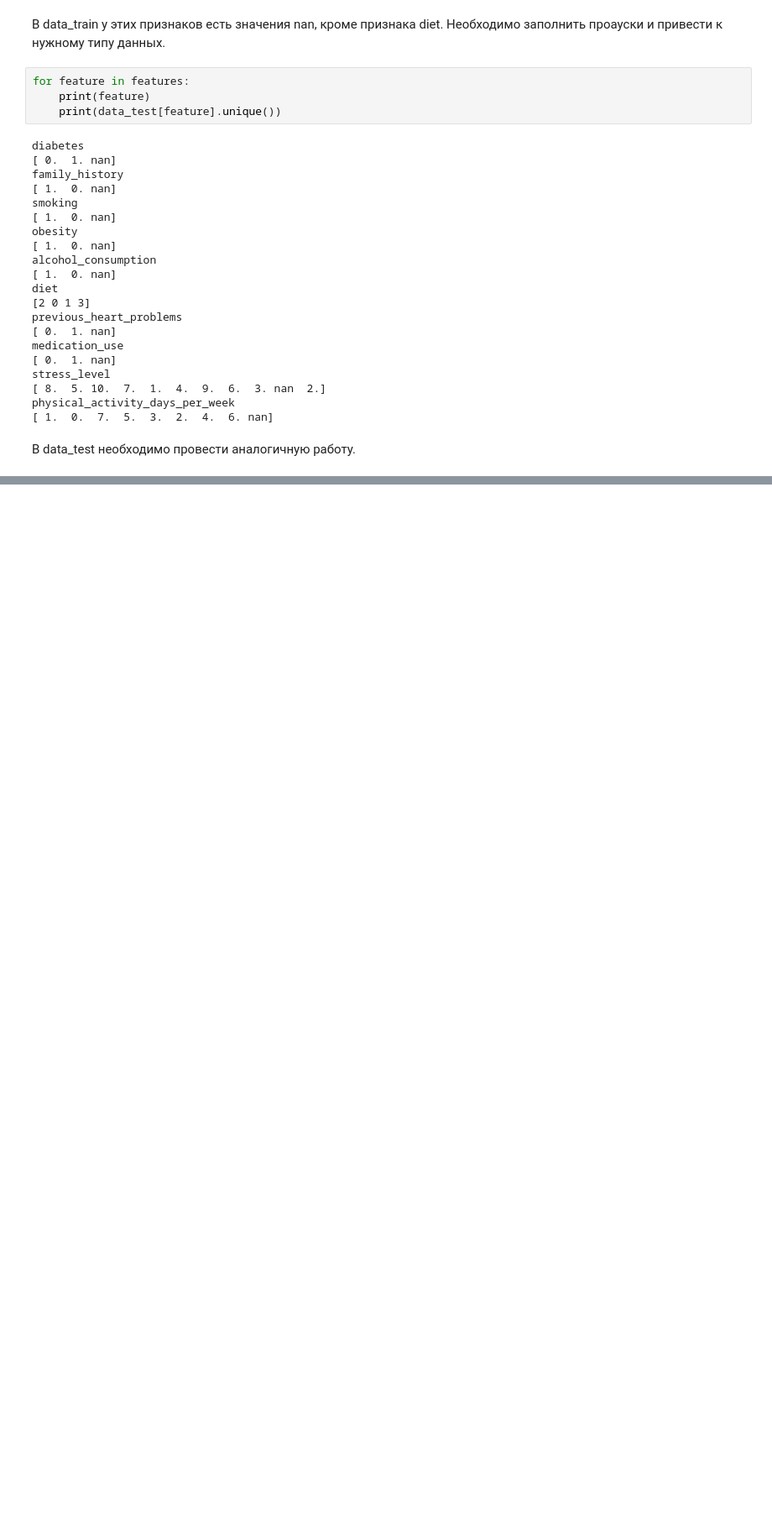
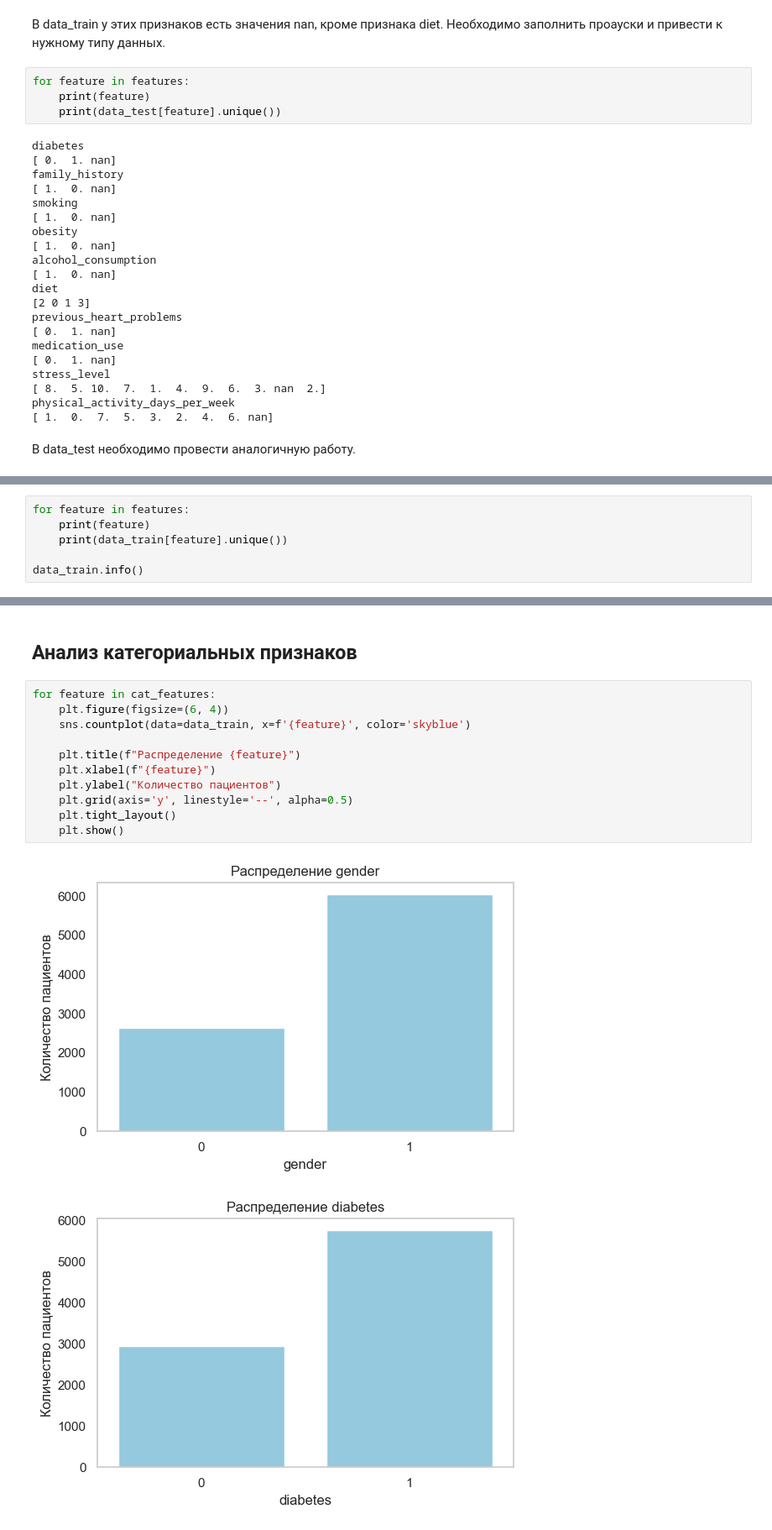
Before and after one commit to Schwarzepolizei/heart-attack-prediction, a Jupyter notebook: heart-attack-prediction.ipynb, the cells around one changed output, grey strips where cells are left out. Shown at 84% size. Cells and saved outputs as stored; diff of their text form; blank space fills up the shorter version.

```diff
--- a/heart-attack-prediction.ipynb
+++ b/heart-attack-prediction.ipynb
@@ -368,0 +393,6 @@ physical_activity_days_per_week
+# %%
+for feature in features:
+    print(feature)
+    print(data_train[feature].unique())
+
+data_train.info()
@@ -368,0 +631,16 @@ physical_activity_days_per_week
+# %% [markdown]
+## Анализ категориальных признаков
+# %%
+for feature in cat_features:
+    plt.figure(figsize=(6, 4))
+    sns.countplot(data=data_train, x=f'{feature}', color='skyblue')
+
+    plt.title(f"Распределение {feature}")
+    plt.xlabel(f"{feature}")
+    plt.ylabel("Количество пациентов")
+    plt.grid(axis='y', linestyle='--', alpha=0.5)
+    plt.tight_layout()
+    plt.show()
+# %% [output]
+[figure, added]
+[figure, added]
```
Also changed, not shown: parts of 20 cells of this notebook.
